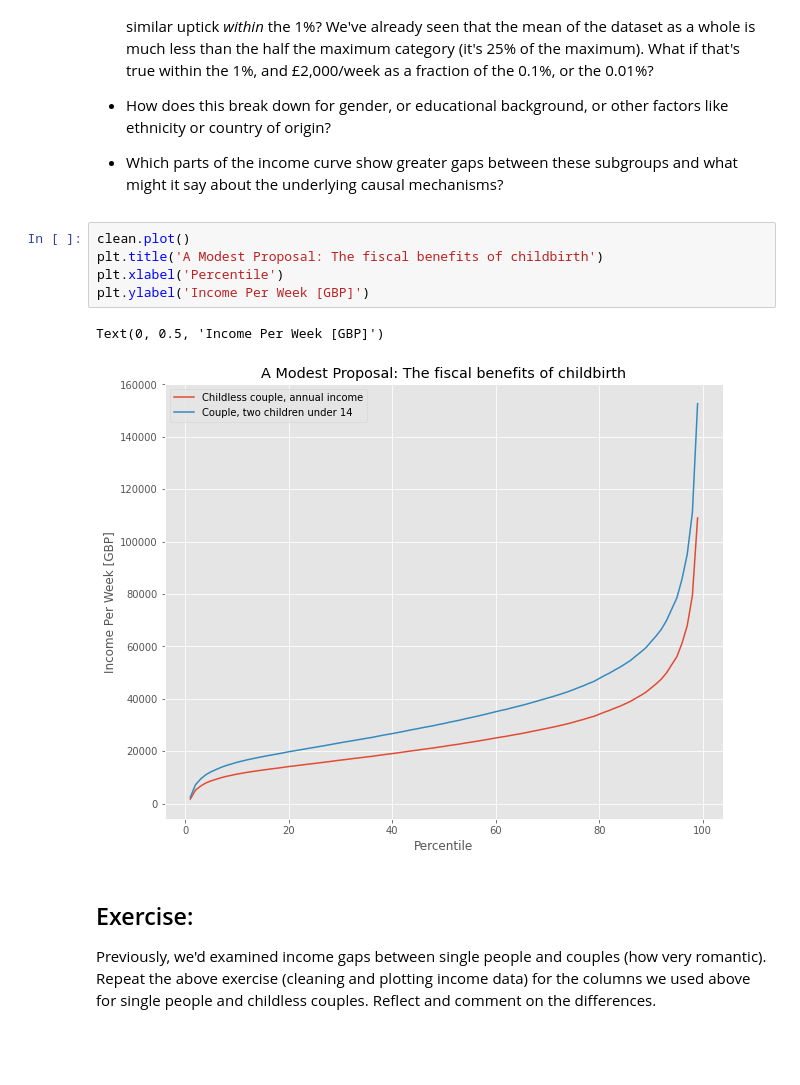
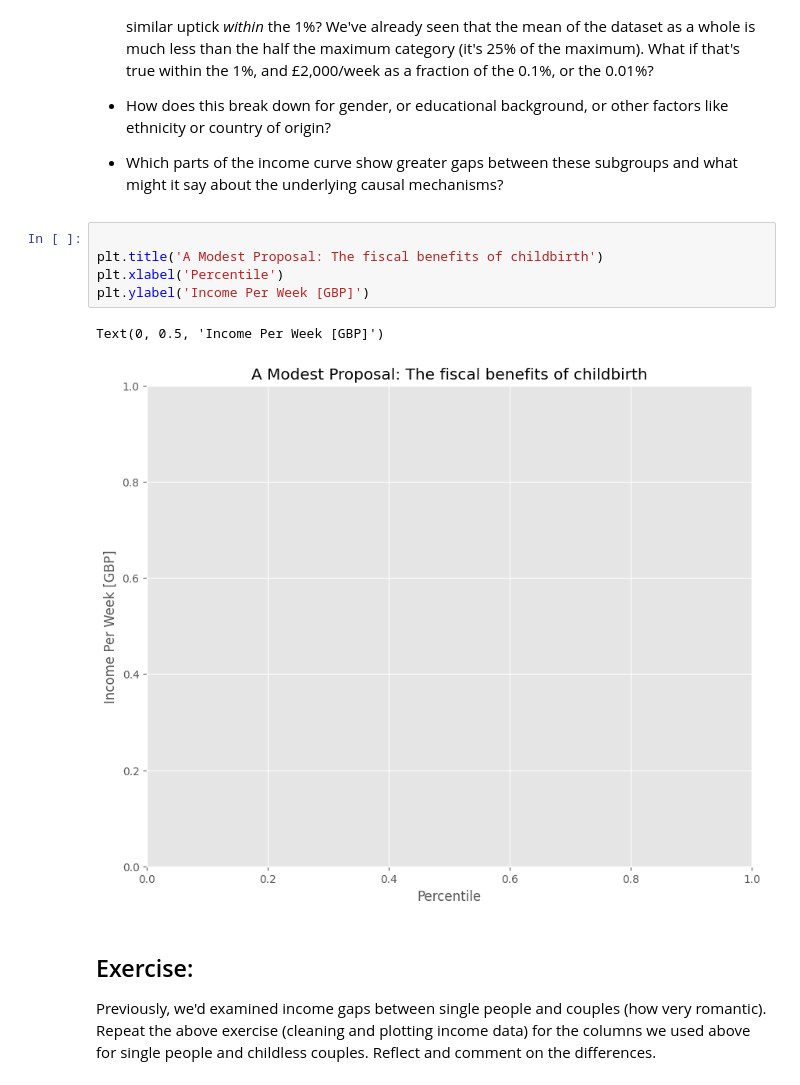
Before and after one commit to Trisken221/QM2, a Jupyter notebook: notebooks/W02. Pandas.ipynb, the cells around one changed output. Drawn from its saved outputs; the diff is of its cells as text; blank space fills up the shorter version.

```diff
--- a/notebooks/W02. Pandas.ipynb
+++ b/notebooks/W02. Pandas.ipynb
@@ -293,13 +354,13 @@ For me, this data starts to beg further questions. How would we answer these?
 
 - Which parts of the income curve show greater gaps between these subgroups and what might it say about the underlying causal mechanisms?
 # %%
-clean.plot()
+
 plt.title('A Modest Proposal: The fiscal benefits of childbirth')
 plt.xlabel('Percentile')
 plt.ylabel('Income Per Week [GBP]')
 # %% [output]
 Text(0, 0.5, 'Income Per Week [GBP]')
-[figure, old version]
+[figure, new version]
 # %% [markdown]
 ## Exercise:
 
```
Also changed, not shown: parts of 15 cells of this notebook.
